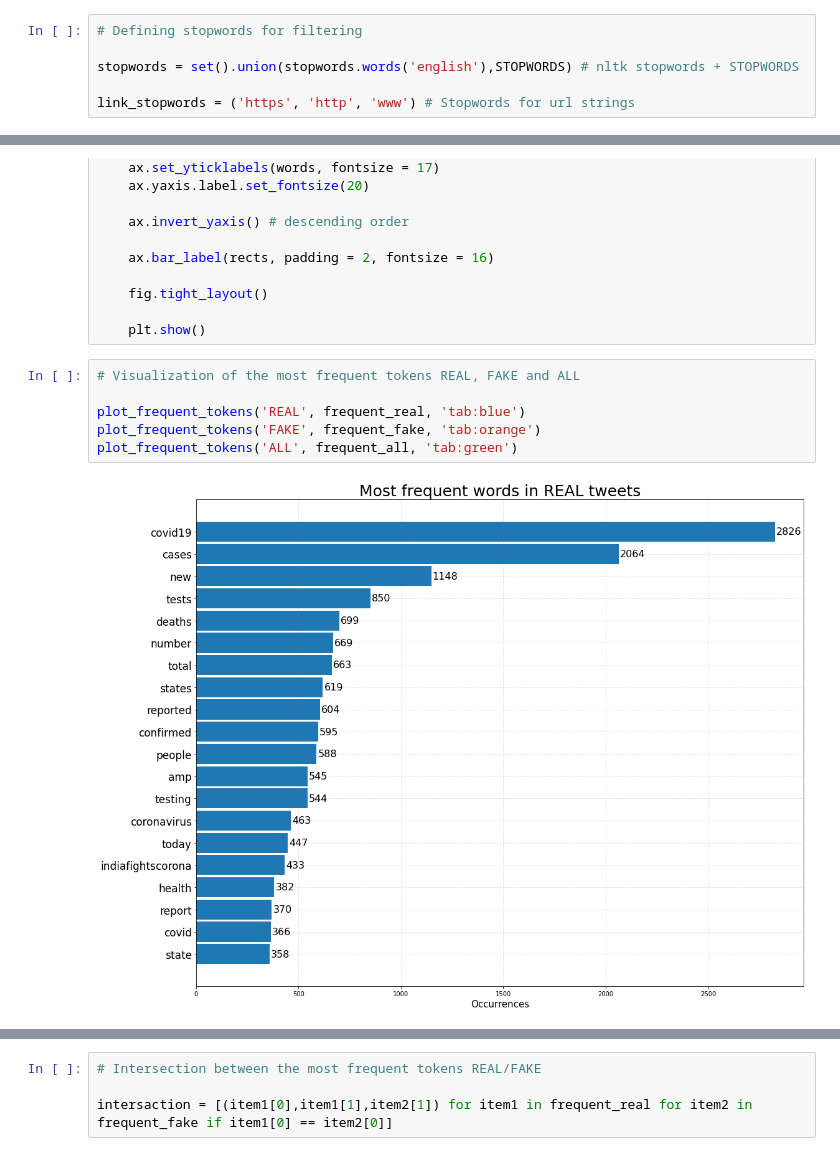
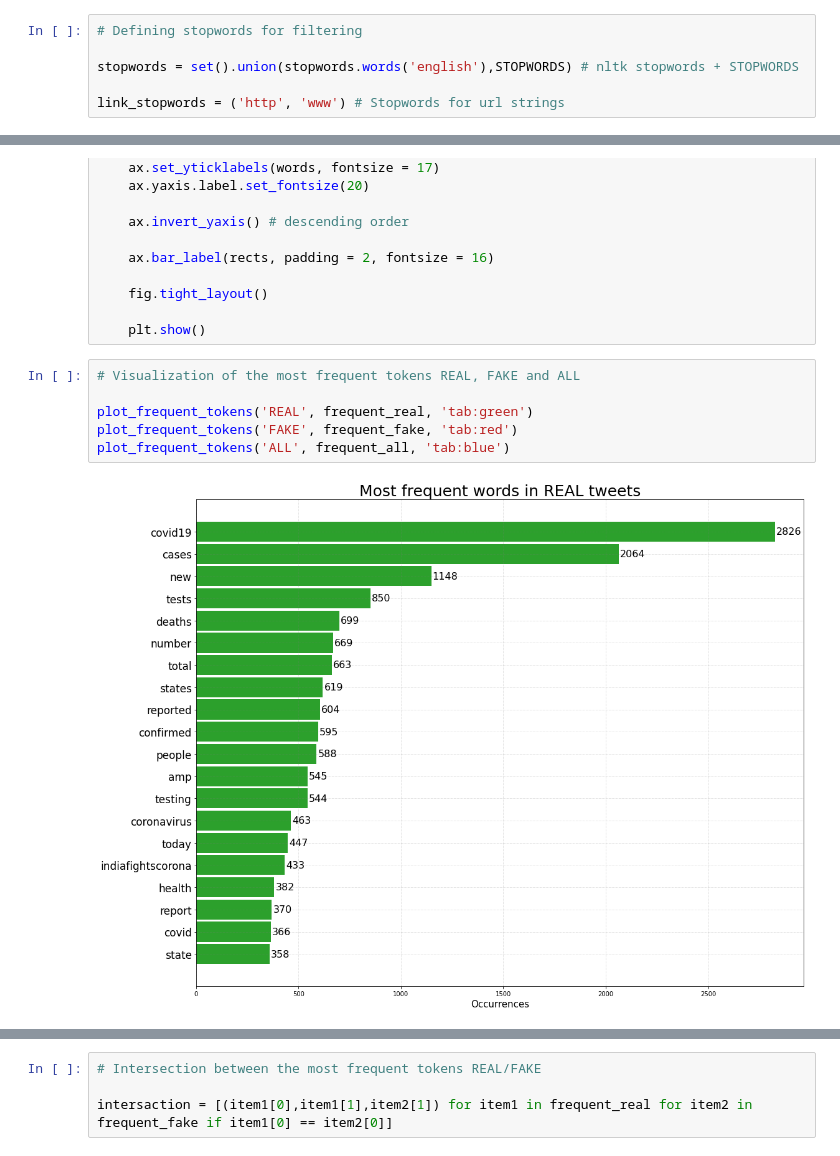
Before and after one commit to Emanuele-C/ML-SII_Project, a Jupyter notebook: stats.ipynb, the cells around one changed output, grey strips where cells are left out. Cells and saved outputs as stored; diff of their text form.

Commit message:
graph colors

```diff
--- a/stats.ipynb
+++ b/stats.ipynb
@@ -130,7 +130,7 @@ def concat_clean_tweets(sents):
 
 stopwords = set().union(stopwords.words('english'),STOPWORDS) # nltk stopwords + STOPWORDS
 
-link_stopwords = ('https', 'http', 'www') # Stopwords for url strings
+link_stopwords = ('http', 'www') # Stopwords for url strings
 # %%
 # Concatenate and clean tweets
 
@@ -285,8 +286,8 @@ def plot_frequent_tokens(title, common, c):
 # %%
 # Visualization of the most frequent tokens REAL, FAKE and ALL
 
-plot_frequent_tokens('REAL', frequent_real, 'tab:blue')
-plot_frequent_tokens('FAKE', frequent_fake, 'tab:orange')
-plot_frequent_tokens('ALL', frequent_all, 'tab:green')
+plot_frequent_tokens('REAL', frequent_real, 'tab:green')
+plot_frequent_tokens('FAKE', frequent_fake, 'tab:red')
+plot_frequent_tokens('ALL', frequent_all, 'tab:blue')
 # %% [output]
-[figure, old version]
+[figure, new version]
```
Also changed, not shown: parts of 6 cells of this notebook.
